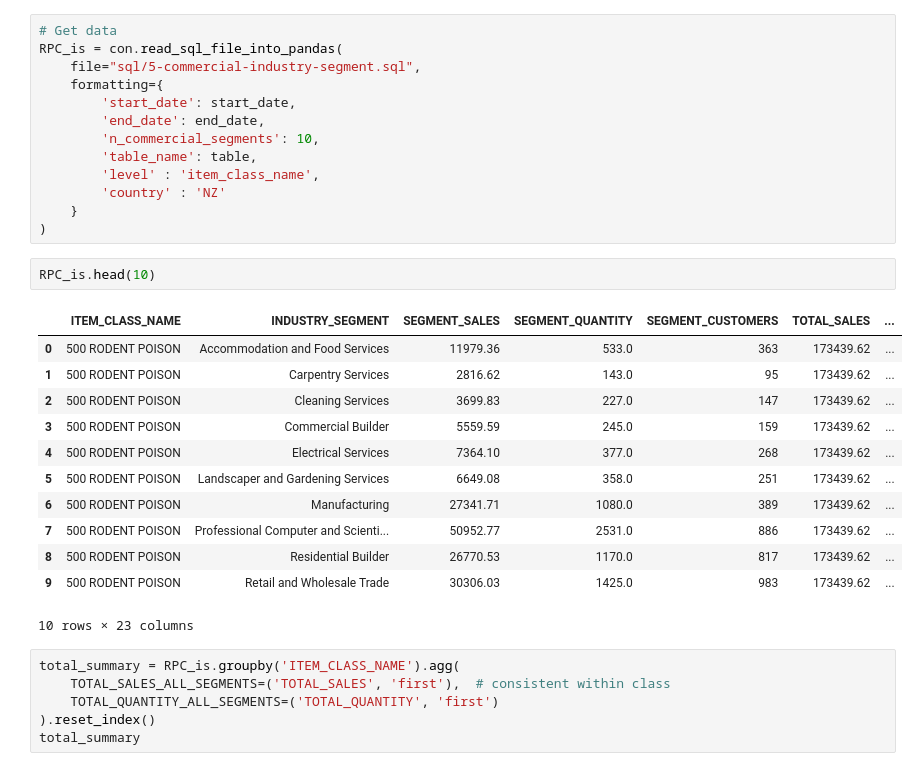
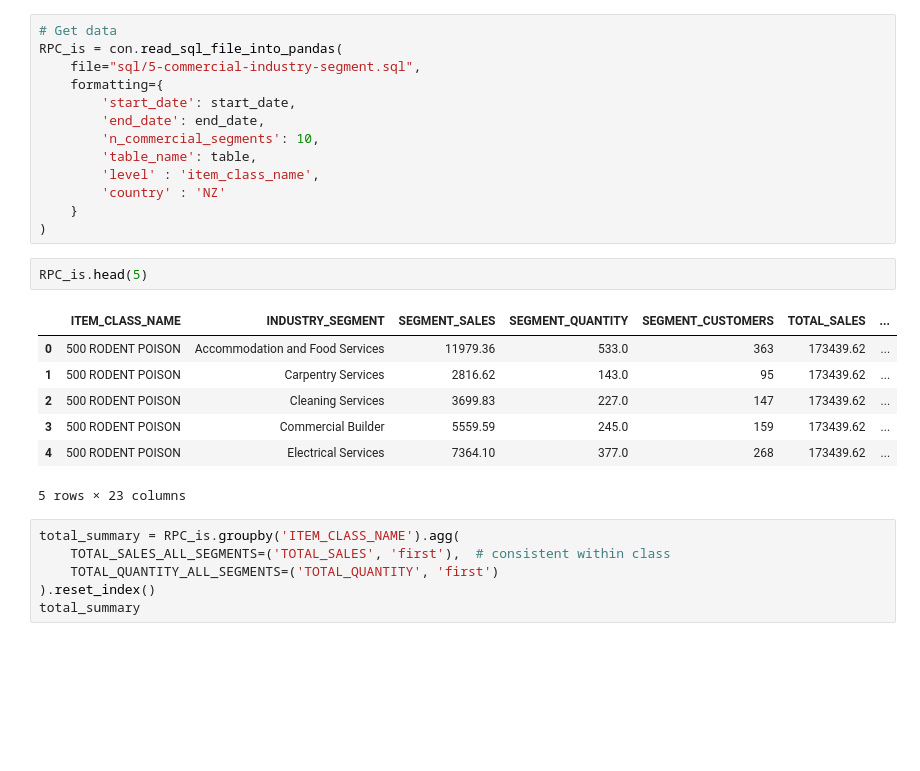
Before and after one commit to Meiji-Tran/Merch-Insights, a Jupyter notebook: NZ RR/400 RODENT PEST CONTROL/General insights/profiling.ipynb, the cells around one changed output. Drawn from its saved outputs; the diff is of its cells as text; blank space fills up the shorter version.

```diff
--- a/NZ RR/400 RODENT PEST CONTROL/General insights/profiling.ipynb
+++ b/NZ RR/400 RODENT PEST CONTROL/General insights/profiling.ipynb
@@ -112,20 +115,15 @@ RPC_is = con.read_sql_file_into_pandas(
     }
 )
 # %%
-RPC_is.head(10)
+RPC_is.head(5)
 # %% [output]
 |  | ITEM_CLASS_NAME | INDUSTRY_SEGMENT | SEGMENT_SALES | SEGMENT_QUANTITY | SEGMENT_CUSTOMERS | TOTAL_SALES | ... |
 | 0 | 500 RODENT POISON | Accommodation and Food Services | 11979.36 | 533.0 | 363 | 173439.62 | ... |
 | 1 | 500 RODENT POISON | Carpentry Services | 2816.62 | 143.0 | 95 | 173439.62 | ... |
 | 2 | 500 RODENT POISON | Cleaning Services | 3699.83 | 227.0 | 147 | 173439.62 | ... |
 | 3 | 500 RODENT POISON | Commercial Builder | 5559.59 | 245.0 | 159 | 173439.62 | ... |
 | 4 | 500 RODENT POISON | Electrical Services | 7364.10 | 377.0 | 268 | 173439.62 | ... |
-| 5 | 500 RODENT POISON | Landscaper and Gardening Services | 6649.08 | 358.0 | 251 | 173439.62 | ... |
-| 6 | 500 RODENT POISON | Manufacturing | 27341.71 | 1080.0 | 389 | 173439.62 | ... |
-| 7 | 500 RODENT POISON | Professional Computer and Scienti... | 50952.77 | 2531.0 | 886 | 173439.62 | ... |
-| 8 | 500 RODENT POISON | Residential Builder | 26770.53 | 1170.0 | 817 | 173439.62 | ... |
-| 9 | 500 RODENT POISON | Retail and Wholesale Trade | 30306.03 | 1425.0 | 983 | 173439.62 | ... |
-10 rows × 23 columns
+5 rows × 23 columns
 # %%
 total_summary = RPC_is.groupby('ITEM_CLASS_NAME').agg(
     TOTAL_SALES_ALL_SEGMENTS=('TOTAL_SALES', 'first'),  # consistent within class
```
Also changed, not shown: parts of 12 cells of this notebook, 3 other files.
